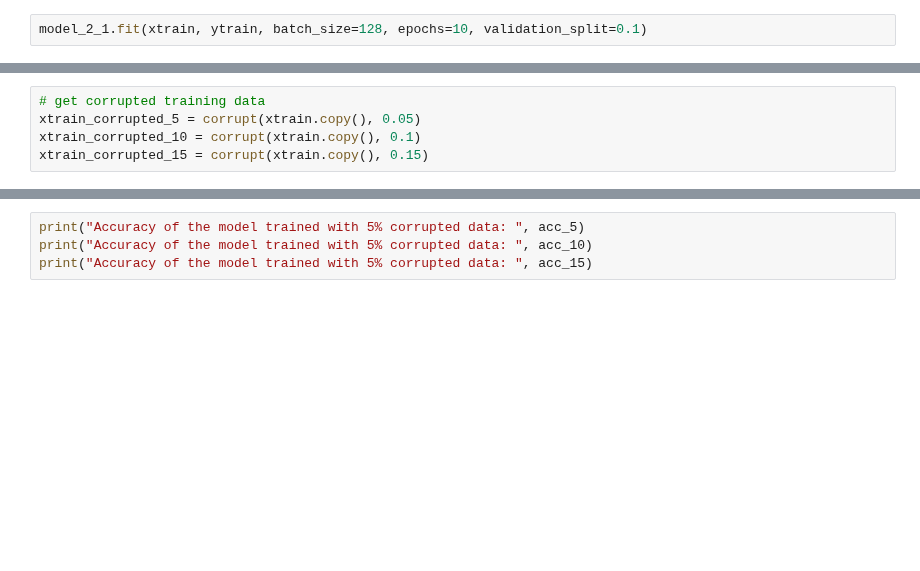
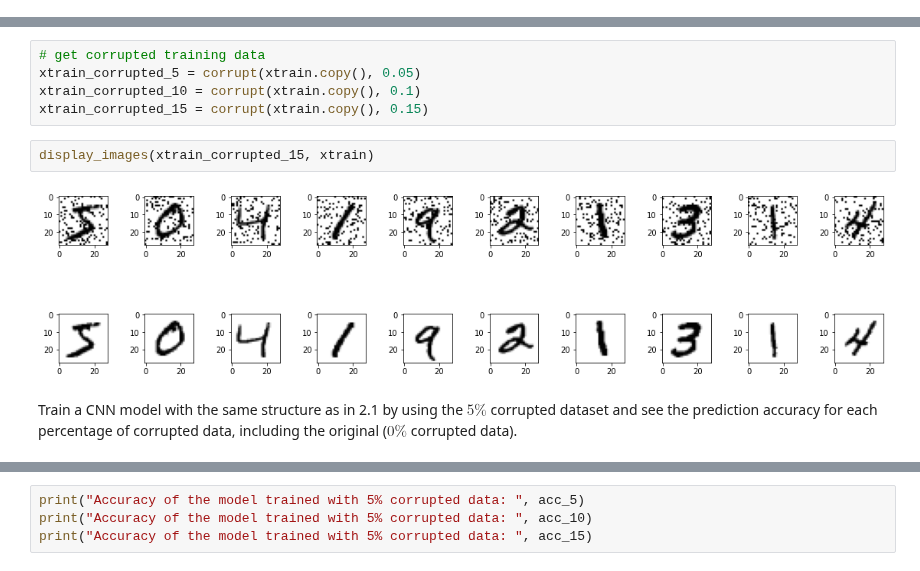
Before and after one commit to mequanent/Deep-Learning, a Jupyter notebook: 2_NNs_from_Scratch.ipynb, the cells around one changed output, grey strips where cells are left out. Saved outputs shown, nothing was run; the diff lists cells and outputs as text; blank space fills up the shorter version.

```diff
--- a/2_NNs_from_Scratch.ipynb
+++ b/2_NNs_from_Scratch.ipynb
@@ -155,2 +134,0 @@ model_2_1.compile(loss='categorical_crossentropy', optimizer='adam', metrics=['a
-# %%
-model_2_1.fit(xtrain, ytrain, batch_size=128, epochs=10, validation_split=0.1)
@@ -233,3 +205,9 @@ Report the prediction accuracies also for the three different corruption rates.
 xtrain_corrupted_5 = corrupt(xtrain.copy(), 0.05)
 xtrain_corrupted_10 = corrupt(xtrain.copy(), 0.1)
 xtrain_corrupted_15 = corrupt(xtrain.copy(), 0.15)
+# %%
+display_images(xtrain_corrupted_15, xtrain)
+# %% [output]
+[figure, added]
+# %% [markdown]
+Train a CNN model with the same structure as in 2.1 by using the $5\%$ corrupted dataset and see the prediction accuracy for each percentage of corrupted data, including the original ($0\%$ corrupted data).
```
Also changed, not shown: parts of 38 cells of this notebook.
